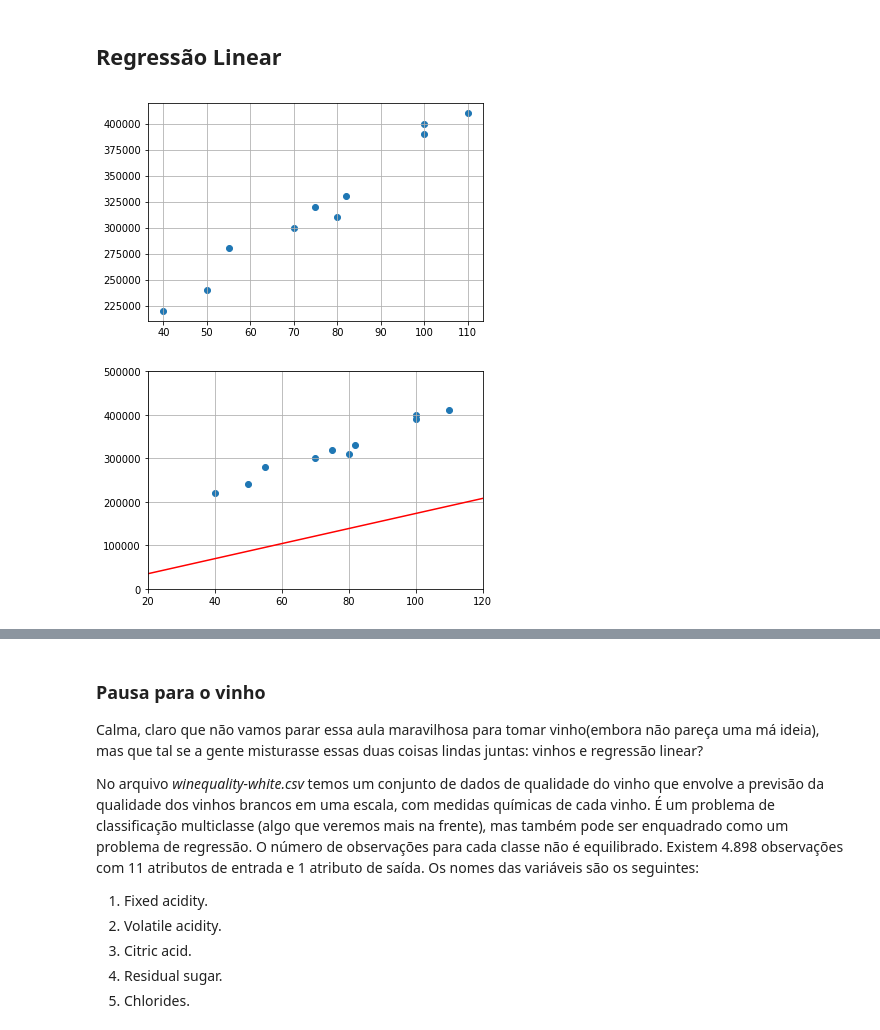
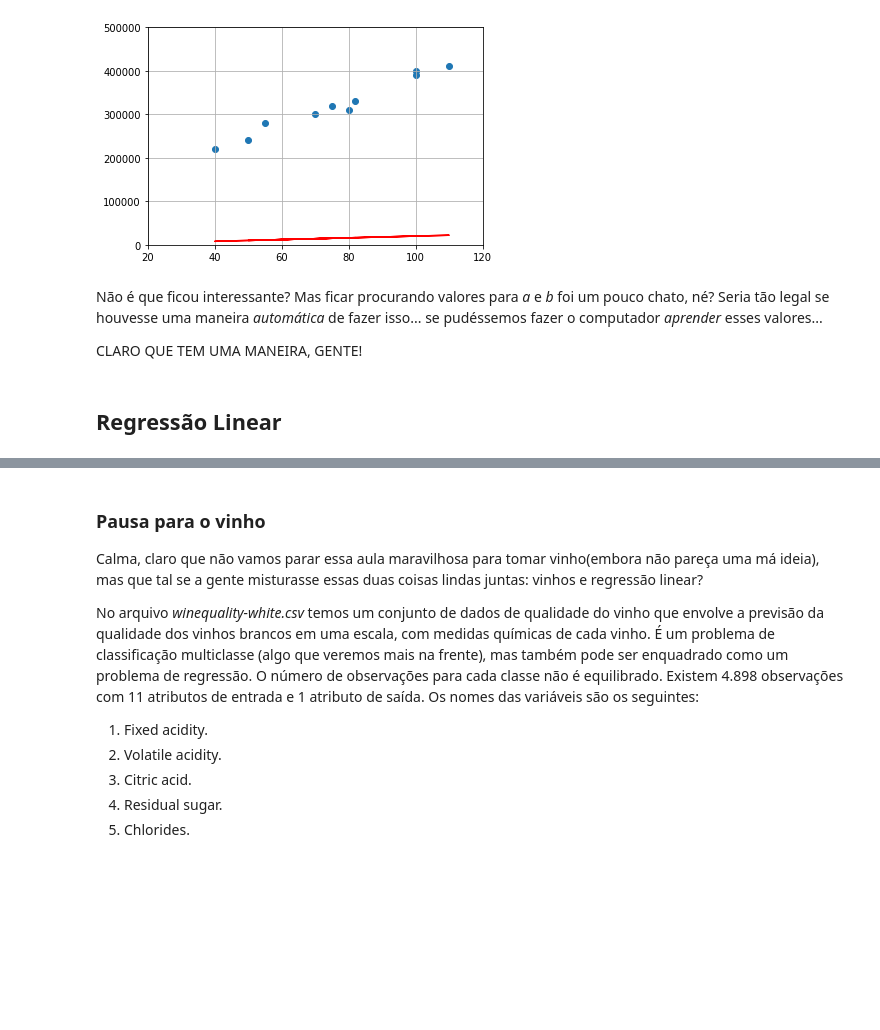
Before and after one commit to InsightLab/imersao-ciencia-de-dados, a Jupyter notebook: 2019/04-Modelos_Lineares/Modelos Lineares.ipynb, the cells around one changed output, grey strips where cells are left out. Drawn from its saved outputs; the diff is of its cells as text; code cells hidden in the pictures; blank space fills up the shorter version.

```diff
--- a/2019/04-Modelos_Lineares/Modelos Lineares.ipynb
+++ b/2019/04-Modelos_Lineares/Modelos Lineares.ipynb
@@ -3,37 +65,19 @@
+# %%
+def f(x):
+    a = 200
+    b = 20
+    return a*x + b # f(x) = ax + b
+
+plt.scatter(H[:,0], P)
+plt.plot(np.array(H[:,0]),[f(x) for x in H[:,0]], c='r')
+plt.xlim((20,120))
+plt.ylim((0,500000))
+plt.grid()
+# %% [output]
+[figure, added]
+# %% [markdown]
+Não é que ficou interessante? Mas ficar procurando valores para *a* e *b* foi um pouco chato, né? Seria tão legal se houvesse uma maneira *automática* de fazer isso... se pudéssemos fazer o computador *aprender* esses valores...
+
+CLARO QUE TEM UMA MANEIRA, GENTE!
 # %% [markdown]
 ## Regressão Linear
-# %%
-%matplotlib inline
-import matplotlib.pyplot as plt
-import numpy as np
-
-H = np.array([[100],
-[110],
-[50],
-[70],
-[80],
-[40],
-[100],
-[55],
-[75],
-[82]])
-
-P = np.array([400000, 410000, 240000, 300000, 310000, 220000, 390000, 280000, 320000, 330000])
-
-plt.scatter(H[:,0], P)
-plt.grid()
-# %% [output]
-[figure, removed]
-# %%
-from math import sin, cos, radians
-theta = radians(30)
-linelength = 200
-x = linelength * cos(theta)
-y = linelength * sin(theta) * 3000
-plt.scatter(H[:,0], P)
-plt.plot(np.array([0,x]),np.array([0,y]), c='r')
-plt.xlim((20,120))
-plt.ylim((0,500000))
-plt.grid()
-# %% [output]
-[figure, removed]
```
Also changed, not shown: parts of 90 cells of this notebook.
